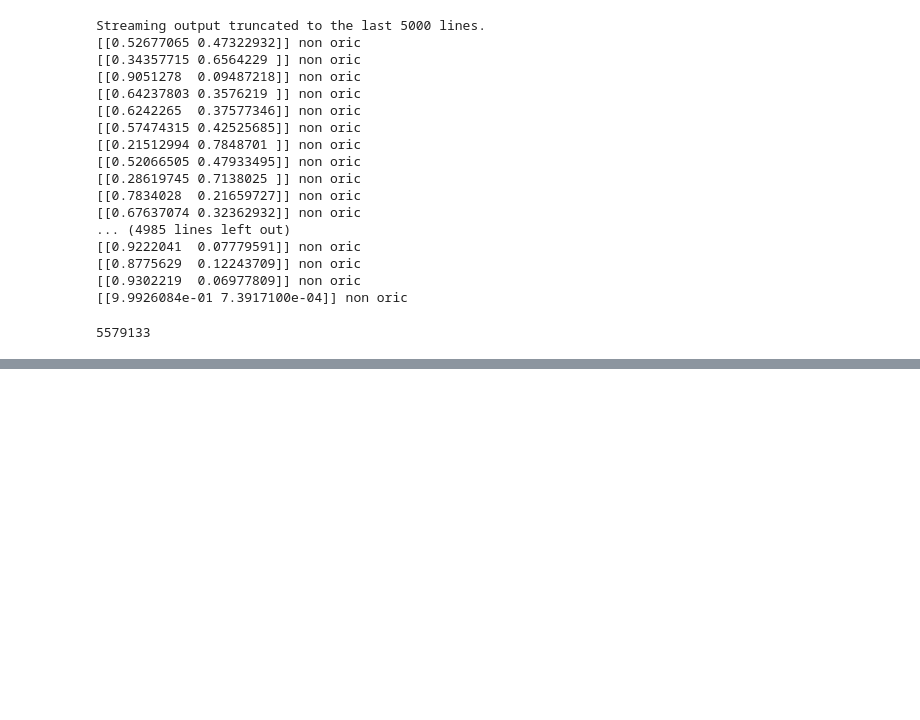
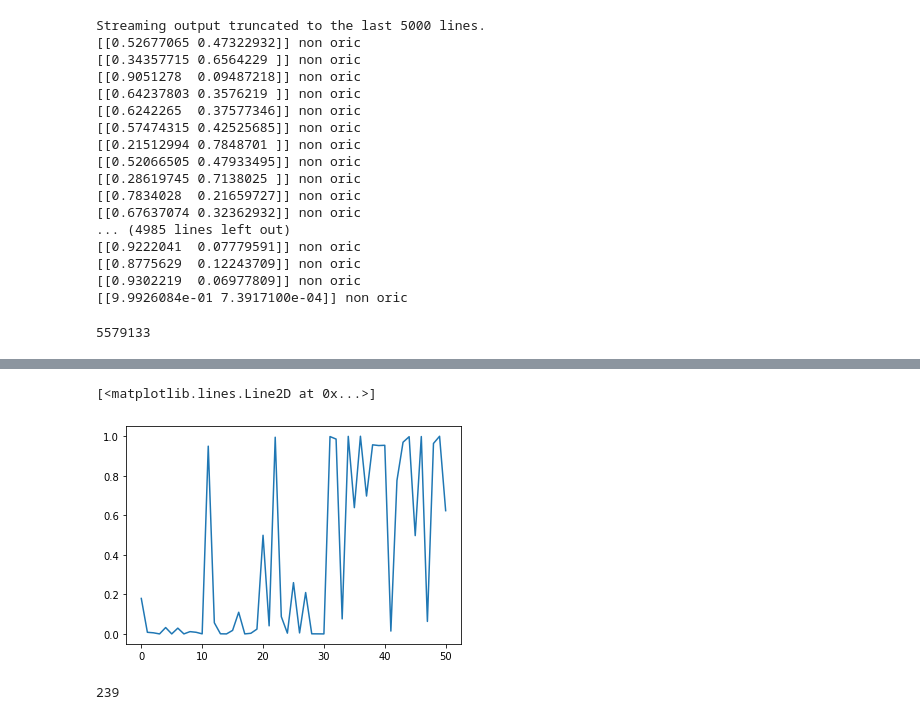
Before and after one commit to Dinesh-Adhithya-H/Bioinformatics, a Jupyter notebook: Model_Application_on_S_pombe.ipynb, the cells around one changed output, grey strips where cells are left out. Drawn from its saved outputs; the diff is of its cells as text; code cells hidden in the pictures; blank space fills up the shorter version.

```diff
--- a/Model_Application_on_S_pombe.ipynb
+++ b/Model_Application_on_S_pombe.ipynb
@@ -329,0 +391,9 @@ plt.show()
+# %%
+plt.plot(z[5])
+# %% [output]
+[<matplotlib.lines.Line2D at 0x...>]
+[figure, added]
+# %%
+len(z)
+# %% [output]
+239
```
Also changed, not shown: parts of 15 cells of this notebook.
